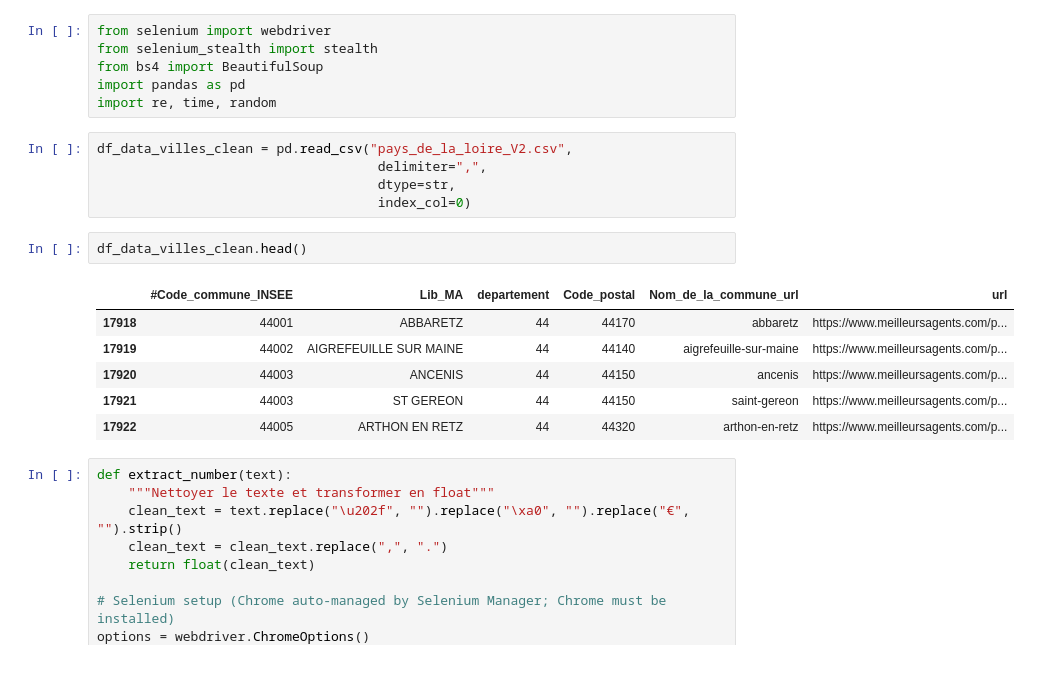
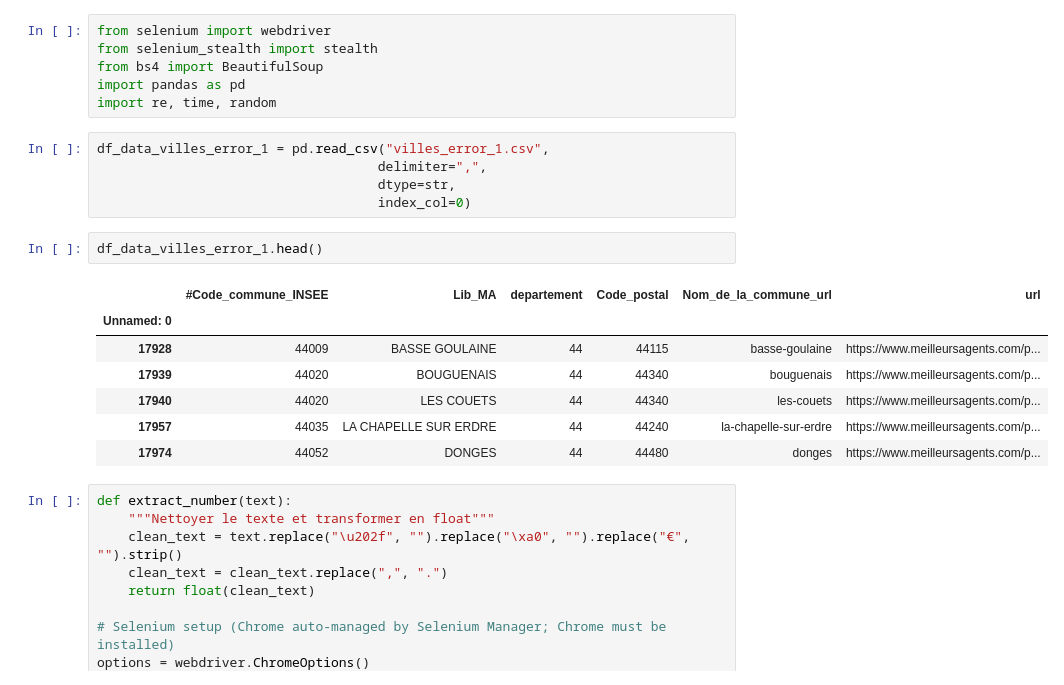
Before and after one commit to v-ntv/Projet_immo, a Jupyter notebook: meilleur_agentv2.ipynb, the cells around one changed output. Cells and saved outputs as stored; diff of their text form.

```diff
--- a/meilleur_agentv2.ipynb
+++ b/meilleur_agentv2.ipynb
@@ -7,19 +7,20 @@ from bs4 import BeautifulSoup
 import pandas as pd
 import re, time, random
 # %%
-df_data_villes_clean = pd.read_csv("pays_de_la_loire_V2.csv",
+df_data_villes_error_1 = pd.read_csv("villes_error_1.csv",
                                     delimiter=",",
                                     dtype=str,
                                     index_col=0)
 # %%
-df_data_villes_clean.head()
+df_data_villes_error_1.head()
 # %% [output]
 |  | #Code_commune_INSEE | Lib_MA | departement | Code_postal | Nom_de_la_commune_url | url |
-| 17918 | 44001 | ABBARETZ | 44 | 44170 | abbaretz | https://www.meilleursagents.com/p... |
-| 17919 | 44002 | AIGREFEUILLE SUR MAINE | 44 | 44140 | aigrefeuille-sur-maine | https://www.meilleursagents.com/p... |
-| 17920 | 44003 | ANCENIS | 44 | 44150 | ancenis | https://www.meilleursagents.com/p... |
-| 17921 | 44003 | ST GEREON | 44 | 44150 | saint-gereon | https://www.meilleursagents.com/p... |
-| 17922 | 44005 | ARTHON EN RETZ | 44 | 44320 | arthon-en-retz | https://www.meilleursagents.com/p... |
+| Unnamed: 0 |  |  |  |  |  |  |
+| 17928 | 44009 | BASSE GOULAINE | 44 | 44115 | basse-goulaine | https://www.meilleursagents.com/p... |
+| 17939 | 44020 | BOUGUENAIS | 44 | 44340 | bouguenais | https://www.meilleursagents.com/p... |
+| 17940 | 44020 | LES COUETS | 44 | 44340 | les-couets | https://www.meilleursagents.com/p... |
+| 17957 | 44035 | LA CHAPELLE SUR ERDRE | 44 | 44240 | la-chapelle-sur-erdre | https://www.meilleursagents.com/p... |
+| 17974 | 44052 | DONGES | 44 | 44480 | donges | https://www.meilleursagents.com/p... |
 # %%
 def extract_number(text):
     """Nettoyer le texte et transformer en float"""
```
Also changed, not shown: parts of 4 cells of this notebook, 1 other file.
